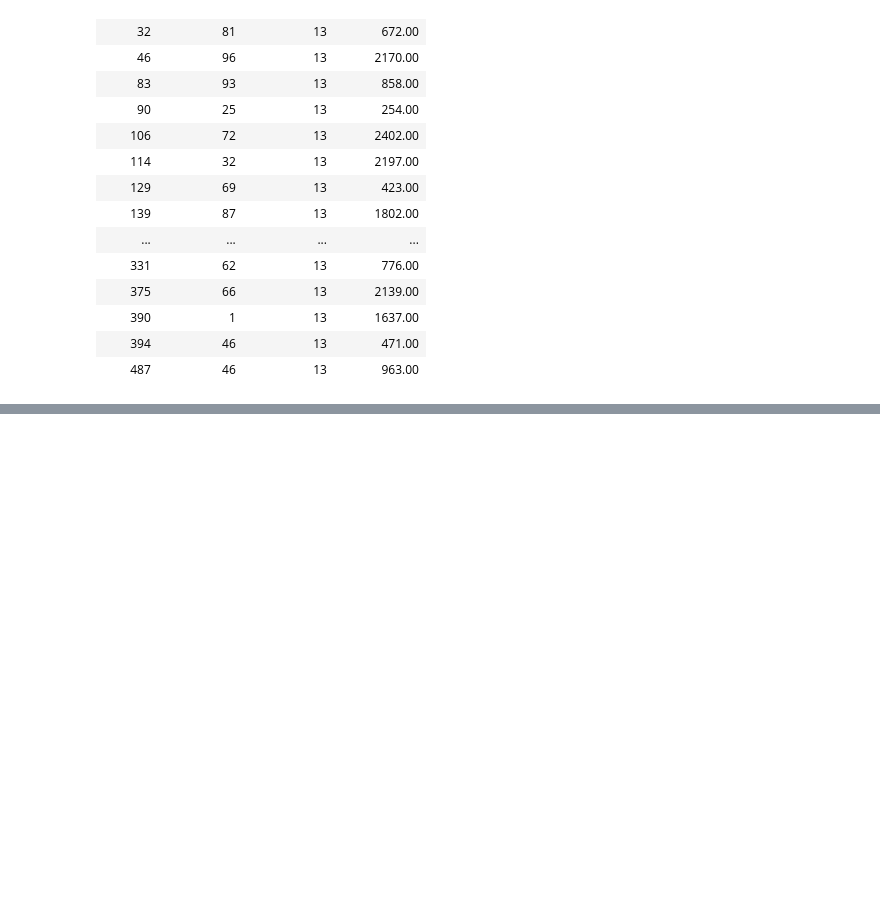
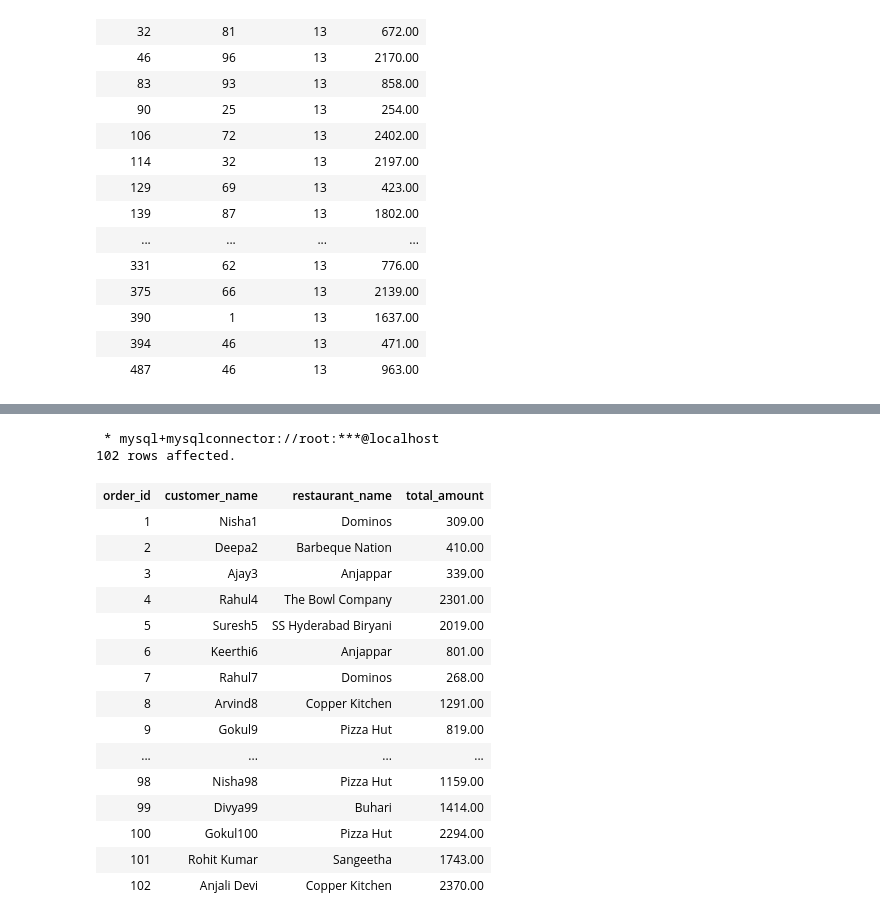
Before and after one commit to karthikeyanm-dev/DE-SQL, a Jupyter notebook: SQL_Questions.ipynb, the cells around one changed output, grey strips where cells are left out. Saved outputs shown, nothing was run; the diff lists cells and outputs as text; code cells hidden in the pictures; blank space fills up the shorter version.

Commit message:
Questions:Added INNER JOIN Questions

```diff
--- a/SQL_Questions.ipynb
+++ b/SQL_Questions.ipynb
@@ -3116,0 +3430,31 @@ where o.restaurant_id =  (
+# %%
+%%sql
+SELECT
+	o.order_id,
+	c.customer_name,
+	r.restaurant_name,
+	o.total_amount
+FROM orders o
+INNER JOIN restaurants r
+ON o.restaurant_id = r.restaurant_id
+INNER JOIN customers c
+ON c.customer_id = o.order_id;
+# %% [output]
+ * mysql+mysqlconnector://root:***@localhost
+102 rows affected.
+| order_id | customer_name | restaurant_name | total_amount |
+| 1 | Nisha1 | Dominos | 309.00 |
+| 2 | Deepa2 | Barbeque Nation | 410.00 |
+| 3 | Ajay3 | Anjappar | 339.00 |
+| 4 | Rahul4 | The Bowl Company | 2301.00 |
+| 5 | Suresh5 | SS Hyderabad Biryani | 2019.00 |
+| 6 | Keerthi6 | Anjappar | 801.00 |
+| 7 | Rahul7 | Dominos | 268.00 |
+| 8 | Arvind8 | Copper Kitchen | 1291.00 |
+| 9 | Gokul9 | Pizza Hut | 819.00 |
+| ... | ... | ... | ... |
+| 98 | Nisha98 | Pizza Hut | 1159.00 |
+| 99 | Divya99 | Buhari | 1414.00 |
+| 100 | Gokul100 | Pizza Hut | 2294.00 |
+| 101 | Rohit Kumar | Sangeetha | 1743.00 |
+| 102 | Anjali Devi | Copper Kitchen | 2370.00 |
```
Also changed, not shown: parts of 5 cells of this notebook.
